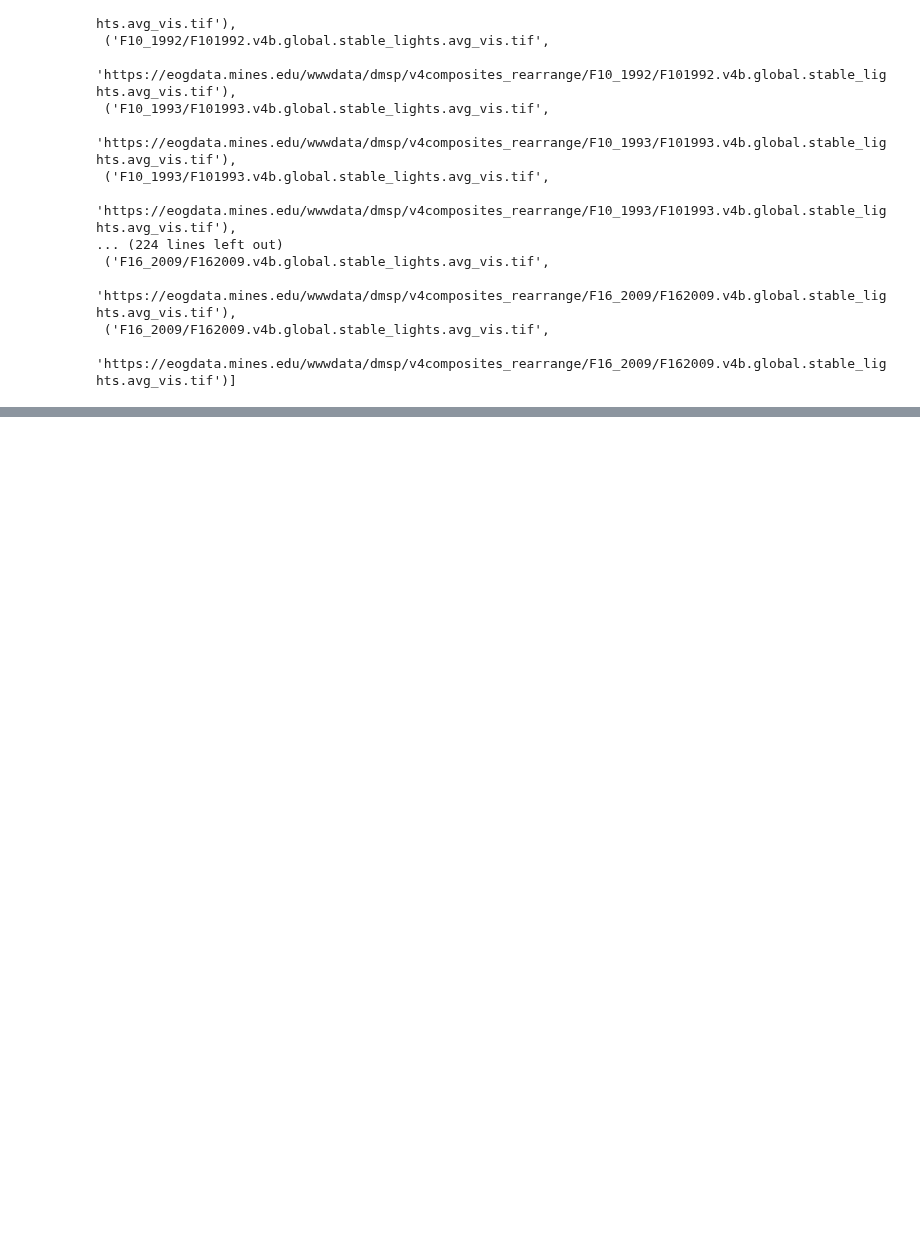
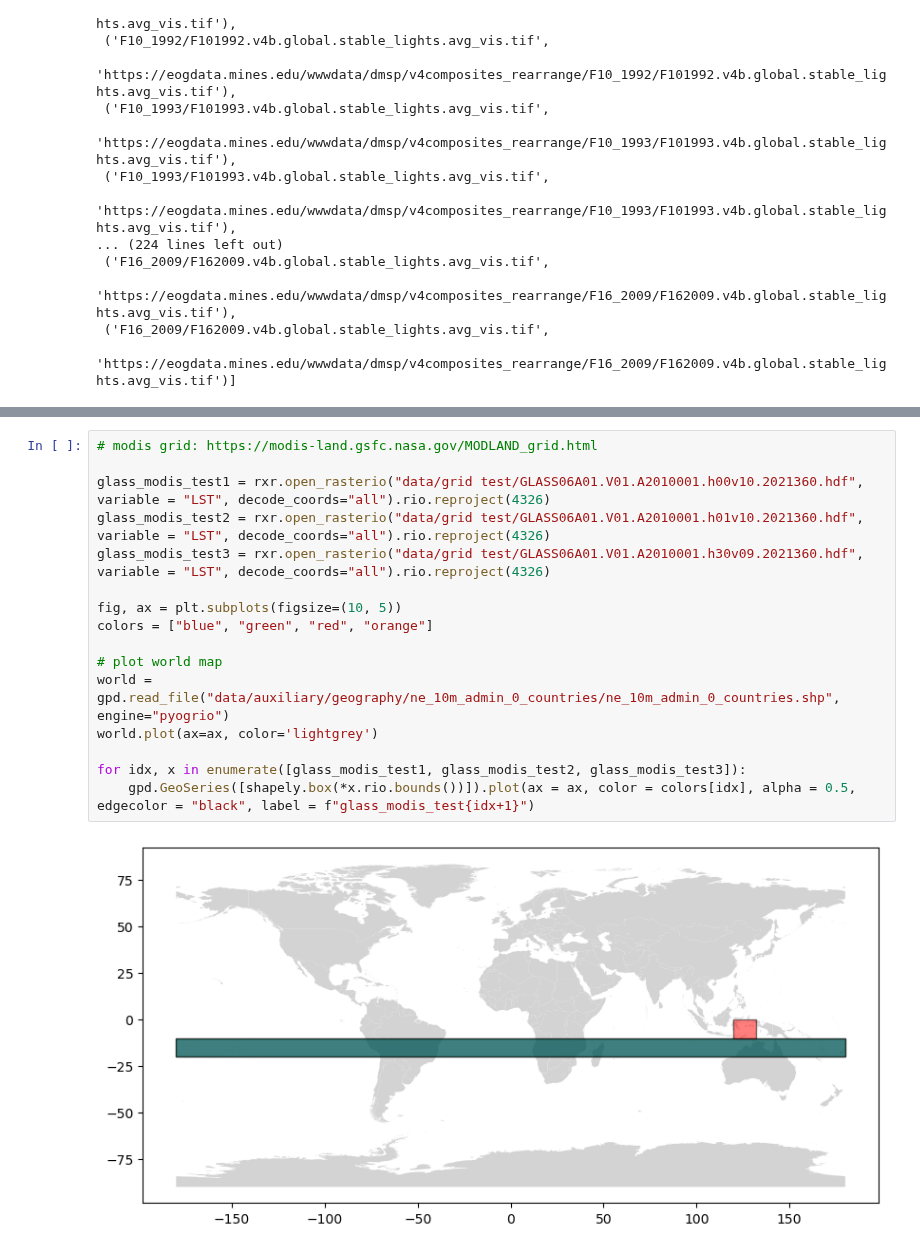
Before and after one commit to felixschulz385/growth-and-temperature, a Jupyter notebook: code/experiments/grid.ipynb, the cells around one changed output, grey strips where cells are left out. Drawn from its saved outputs; the diff is of its cells as text; blank space fills up the shorter version.

```diff
--- a/code/experiments/grid.ipynb
+++ b/code/experiments/grid.ipynb
@@ -612,0 +684,18 @@ file_urls
+# %%
+# modis grid: https://modis-land.gsfc.nasa.gov/MODLAND_grid.html
+
+glass_modis_test1 = rxr.open_rasterio("data/grid test/GLASS06A01.V01.A2010001.h00v10.2021360.hdf", variable = "LST", decode_coords="all").rio.reproject(4326)
+glass_modis_test2 = rxr.open_rasterio("data/grid test/GLASS06A01.V01.A2010001.h01v10.2021360.hdf", variable = "LST", decode_coords="all").rio.reproject(4326)
+glass_modis_test3 = rxr.open_rasterio("data/grid test/GLASS06A01.V01.A2010001.h30v09.2021360.hdf", variable = "LST", decode_coords="all").rio.reproject(4326)
+
+fig, ax = plt.subplots(figsize=(10, 5))
+colors = ["blue", "green", "red", "orange"]
+
+# plot world map
+world = gpd.read_file("data/auxiliary/geography/ne_10m_admin_0_countries/ne_10m_admin_0_countries.shp", engine="pyogrio")
+world.plot(ax=ax, color='lightgrey')
+
+for idx, x in enumerate([glass_modis_test1, glass_modis_test2, glass_modis_test3]):
+    gpd.GeoSeries([shapely.box(*x.rio.bounds())]).plot(ax = ax, color = colors[idx], alpha = 0.5, edgecolor = "black", label = f"glass_modis_test{idx+1}")
+# %% [output]
+[figure, added]
```
Also changed, not shown: parts of 15 cells of this notebook.
